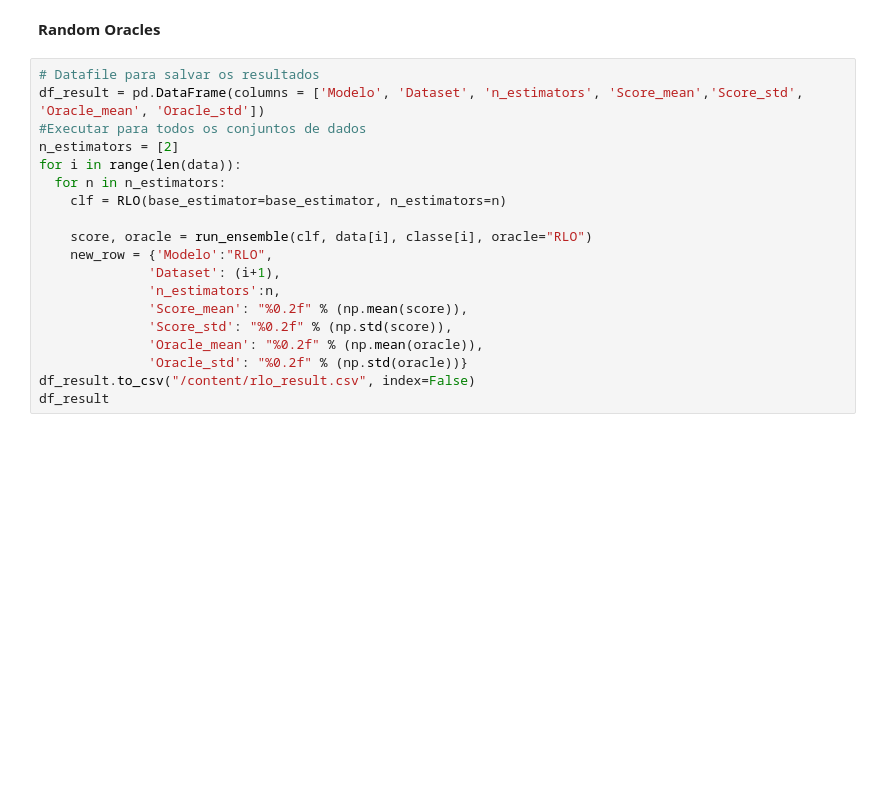
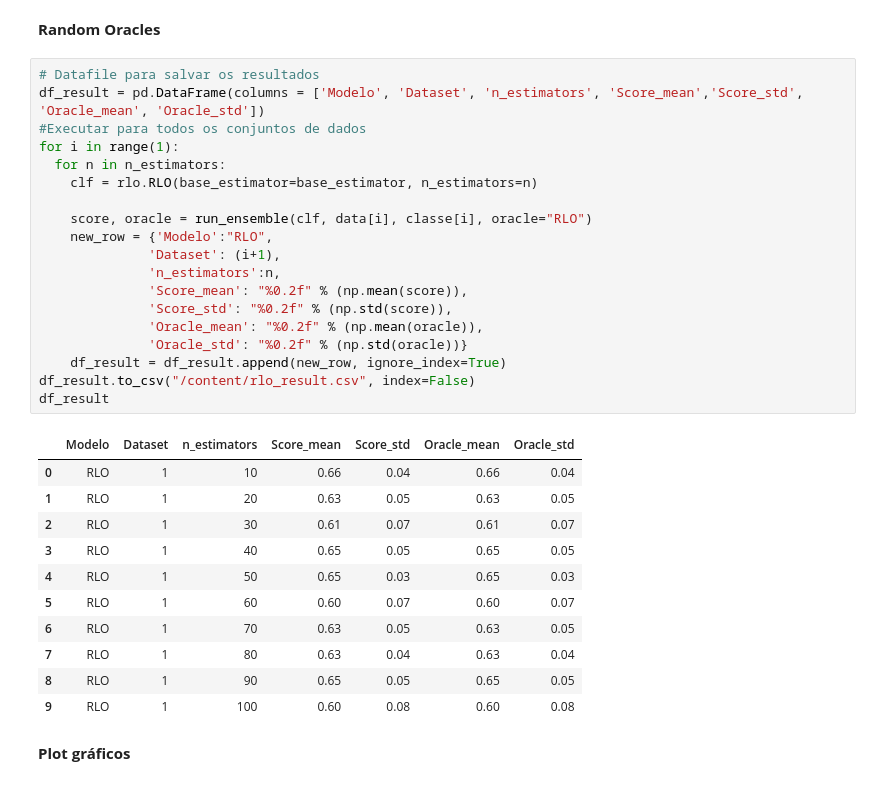
Before and after one commit to Francimaria/ensemble_learning, a Jupyter notebook: exercicio1_vs_final.ipynb, the cells around one changed output. Saved outputs shown, nothing was run; the diff lists cells and outputs as text; blank space fills up the shorter version.

```diff
--- a/exercicio1_vs_final.ipynb
+++ b/exercicio1_vs_final.ipynb
@@ -362,20 +319,34 @@ df_result
 # %%
 # Datafile para salvar os resultados
 df_result = pd.DataFrame(columns = ['Modelo', 'Dataset', 'n_estimators', 'Score_mean','Score_std', 'Oracle_mean', 'Oracle_std'])
 #Executar para todos os conjuntos de dados
-n_estimators = [2]
-for i in range(len(data)):
+for i in range(1):
   for n in n_estimators:
-    clf = RLO(base_estimator=base_estimator, n_estimators=n)
+    clf = rlo.RLO(base_estimator=base_estimator, n_estimators=n)
 
     score, oracle = run_ensemble(clf, data[i], classe[i], oracle="RLO")
     new_row = {'Modelo':"RLO",
               'Dataset': (i+1),
               'n_estimators':n,
               'Score_mean': "%0.2f" % (np.mean(score)),
               'Score_std': "%0.2f" % (np.std(score)),
               'Oracle_mean': "%0.2f" % (np.mean(oracle)),
               'Oracle_std': "%0.2f" % (np.std(oracle))}
+    df_result = df_result.append(new_row, ignore_index=True)
 df_result.to_csv("/content/rlo_result.csv", index=False)
 df_result
+# %% [output]
+|  | Modelo | Dataset | n_estimators | Score_mean | Score_std | Oracle_mean | Oracle_std |
+| 0 | RLO | 1 | 10 | 0.66 | 0.04 | 0.66 | 0.04 |
+| 1 | RLO | 1 | 20 | 0.63 | 0.05 | 0.63 | 0.05 |
+| 2 | RLO | 1 | 30 | 0.61 | 0.07 | 0.61 | 0.07 |
+| 3 | RLO | 1 | 40 | 0.65 | 0.05 | 0.65 | 0.05 |
+| 4 | RLO | 1 | 50 | 0.65 | 0.03 | 0.65 | 0.03 |
+| 5 | RLO | 1 | 60 | 0.60 | 0.07 | 0.60 | 0.07 |
+| 6 | RLO | 1 | 70 | 0.63 | 0.05 | 0.63 | 0.05 |
+| 7 | RLO | 1 | 80 | 0.63 | 0.04 | 0.63 | 0.04 |
+| 8 | RLO | 1 | 90 | 0.65 | 0.05 | 0.65 | 0.05 |
+| 9 | RLO | 1 | 100 | 0.60 | 0.08 | 0.60 | 0.08 |
+# %% [markdown]
+**Plot gráficos**
 # %%
```
Also changed, not shown: parts of 12 cells of this notebook.
